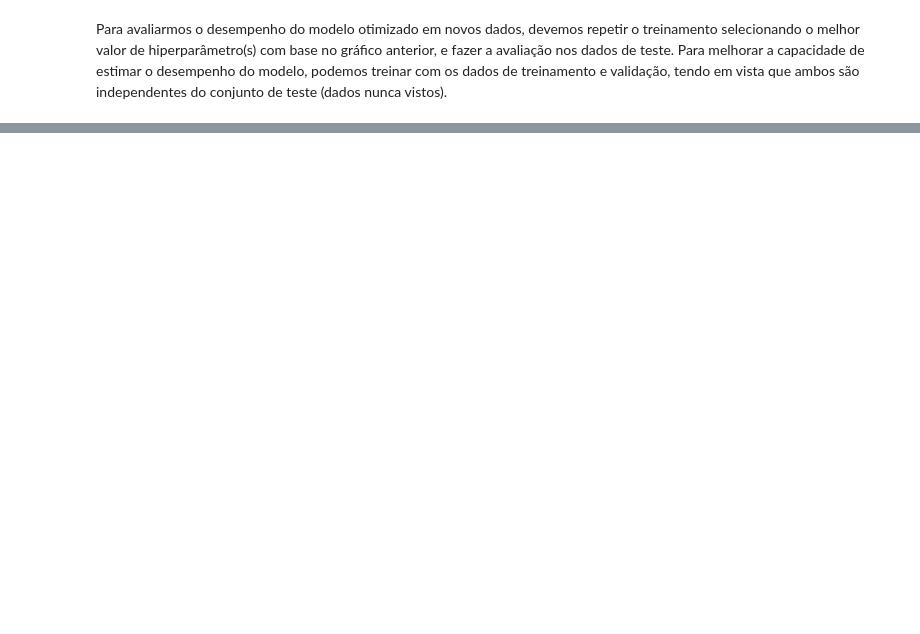
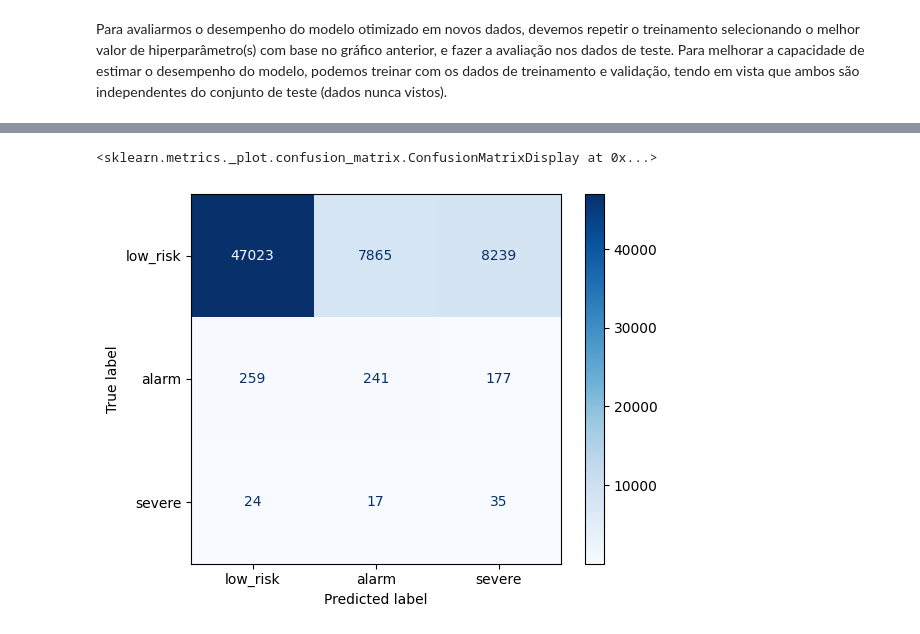
Before and after one commit to gct02/TrabalhoPraticoML, a Jupyter notebook: src/decision_tree.ipynb, the cells around one changed output, grey strips where cells are left out. Saved outputs shown, nothing was run; the diff lists cells and outputs as text; code cells hidden in the pictures; blank space fills up the shorter version.

```diff
--- a/src/decision_tree.ipynb
+++ b/src/decision_tree.ipynb
@@ -281,0 +405,24 @@ ConfusionMatrixDisplay.from_predictions(y_test, y_pred, display_labels=target_na
+# %%
+best_max_depth = 7 # preencha aqui com o melhor valor do hiperparâmetros, conforme análise anterior
+# %%
+# concatena dados de treino e validação, para treinar modelo a ser avaliado com dados de teste
+X_train2 = np.concatenate((X_train, X_valid), axis=0)
+y_train2 = np.concatenate((y_train, y_valid), axis=0)
+# %%
+# Step 1: Define the undersampling strategy
+under_sampler_final = RandomUnderSampler(
+    sampling_strategy={0: 50000},
+    random_state=42
+)
+
+# Step 2: Define the oversampling strategy
+over_sampler_final = SMOTEN(
+    sampling_strategy={1: 20000, 2: 10000},
+    random_state=42
+)
+pipeline_final = Pipeline([
+    ('under', under_sampler_final),
+    ('over', over_sampler_final)
+])
+
+X_train_final, y_train_final = pipeline_final.fit_resample(X_train2, y_train2)
@@ -281,0 +441,8 @@ ConfusionMatrixDisplay.from_predictions(y_test, y_pred, display_labels=target_na
+# %%
+# Plota a matriz de confusão
+from sklearn.metrics import ConfusionMatrixDisplay
+
+ConfusionMatrixDisplay.from_predictions(y_test, y_pred, display_labels=target_names, cmap=plt.cm.Blues)
+# %% [output]
+<sklearn.metrics._plot.confusion_matrix.ConfusionMatrixDisplay at 0x...>
+[figure, added]
```
Also changed, not shown: parts of 27 cells of this notebook, 4 other files.
